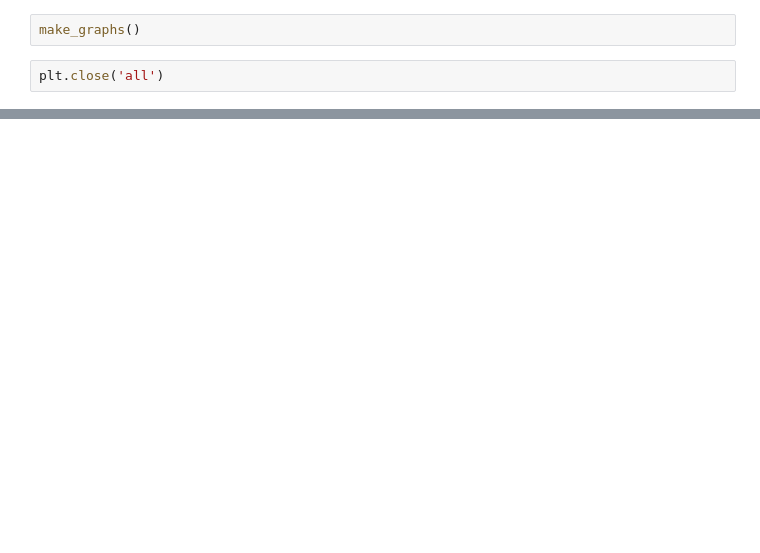
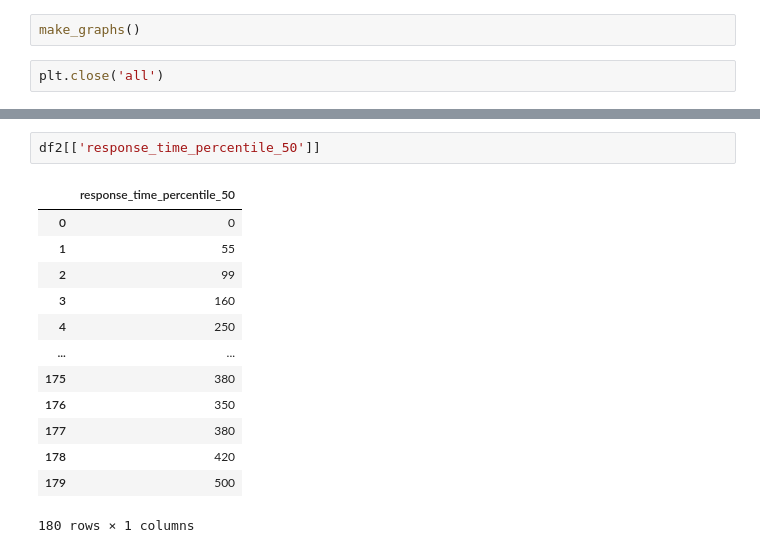
Before and after one commit to vascoalramos/kubernetes-storage-bench, a Jupyter notebook: benchmarks/Processamento de dados.ipynb, the cells around one changed output, grey strips where cells are left out. Drawn from its saved outputs; the diff is of its cells as text; blank space fills up the shorter version.

```diff
--- a/benchmarks/Processamento de dados.ipynb
+++ b/benchmarks/Processamento de dados.ipynb
@@ -167,0 +213,16 @@ plt.close('all')
+# %%
+df2[['response_time_percentile_50']]
+# %% [output]
+|  | response_time_percentile_50 |
+| 0 | 0 |
+| 1 | 55 |
+| 2 | 99 |
+| 3 | 160 |
+| 4 | 250 |
+| ... | ... |
+| 175 | 380 |
+| 176 | 350 |
+| 177 | 380 |
+| 178 | 420 |
+| 179 | 500 |
+180 rows × 1 columns
```
Also changed, not shown: parts of 8 cells of this notebook, 48 other files.
